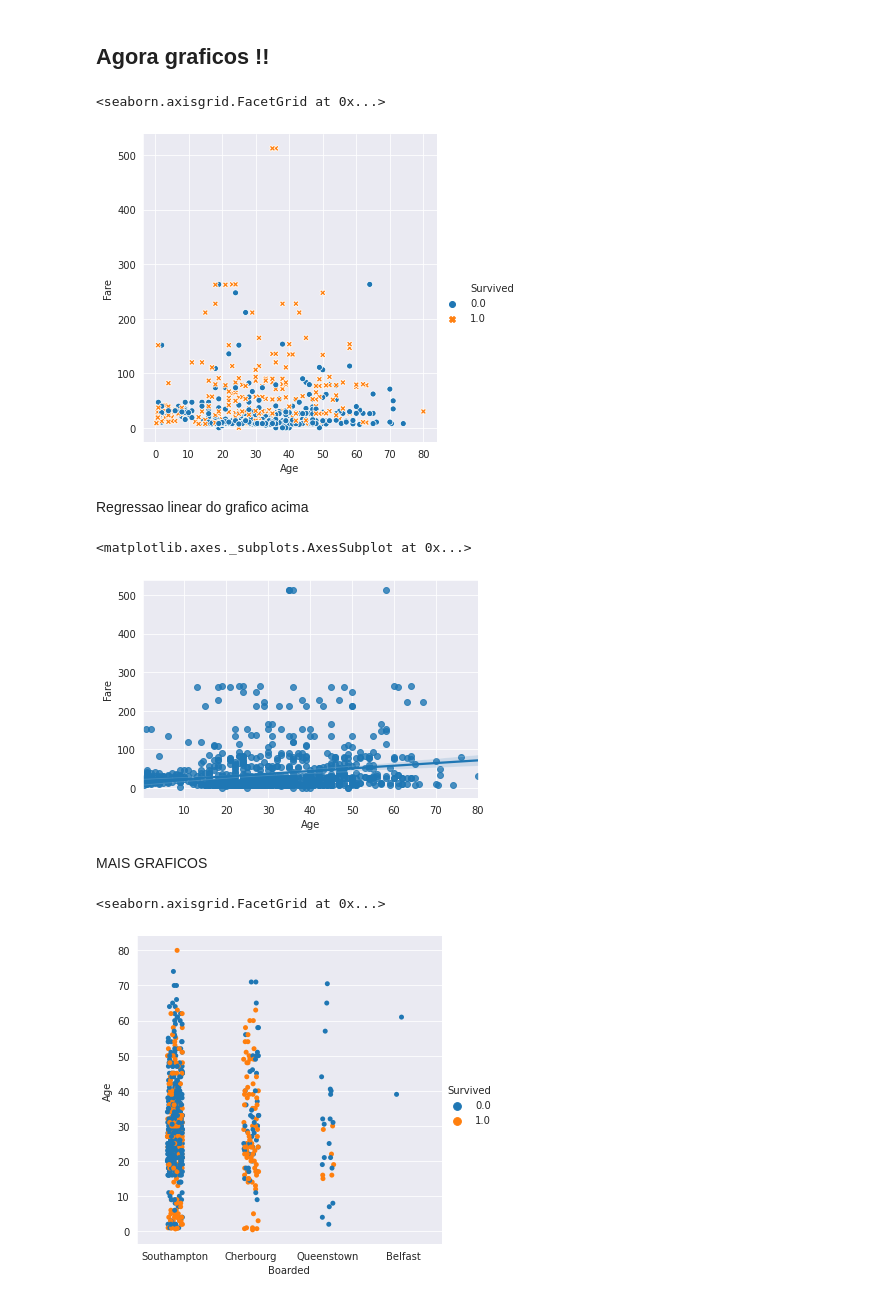
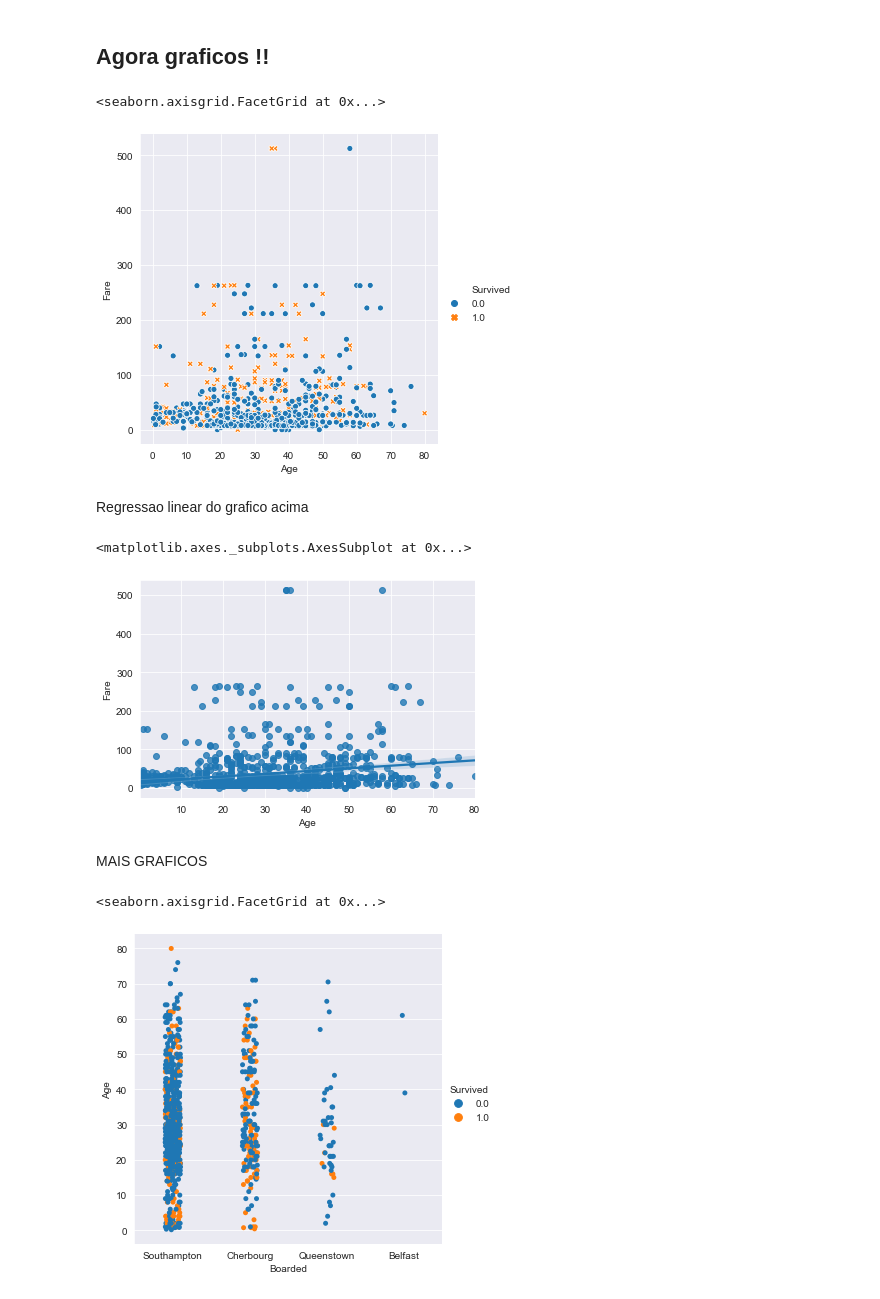
Before and after one commit to REIS0/Tratamento-de-dados, a Jupyter notebook: tratamento.ipynb, the cells around one changed output. Cells and saved outputs as stored; diff of their text form; code cells hidden in the pictures.

```diff
--- a/tratamento.ipynb
+++ b/tratamento.ipynb
@@ -91,0 +94,3 @@ memory usage: 194.4+ KB
+# %%
+df1['Survived'].fillna(0, inplace=True)
+df1.info()
@@ -166,21 +232,21 @@ df2.loc[df2['Lifeboat'].notna()]  # notna = not null
 ## Agora graficos !!
 # %%
 sns.set_style('darkgrid')
-sns.relplot(x='Age', y='Fare', hue='Survived', style='Survived', data=df)
+sns.relplot(x='Age', y='Fare', hue='Survived', style='Survived', data=df1)
 # %% [output]
 <seaborn.axisgrid.FacetGrid at 0x...>
-[figure, old version]
+[figure, new version]
 # %% [markdown]
 Regressao linear do grafico acima
 # %%
-sns.regplot(x='Age', y='Fare', data=df)   # nao sei exatamente o que fazer com isso mas pelo menos ja sei que da pra fazer
+sns.regplot(x='Age', y='Fare', data=df1)   # nao sei exatamente o que fazer com isso mas pelo menos ja sei que da pra fazer
 # %% [output]
 <matplotlib.axes._subplots.AxesSubplot at 0x...>
-[figure, old version]
+[figure, new version]
 # %% [markdown]
 MAIS GRAFICOS
 # %%
-sns.catplot(x='Boarded', y='Age', hue='Survived', data=df)
+sns.catplot(x='Boarded', y='Age', hue='Survived', data=df1)
 # %% [output]
 <seaborn.axisgrid.FacetGrid at 0x...>
-[figure, old version]
+[figure, new version]
```
Also changed, not shown: parts of 13 cells of this notebook.
